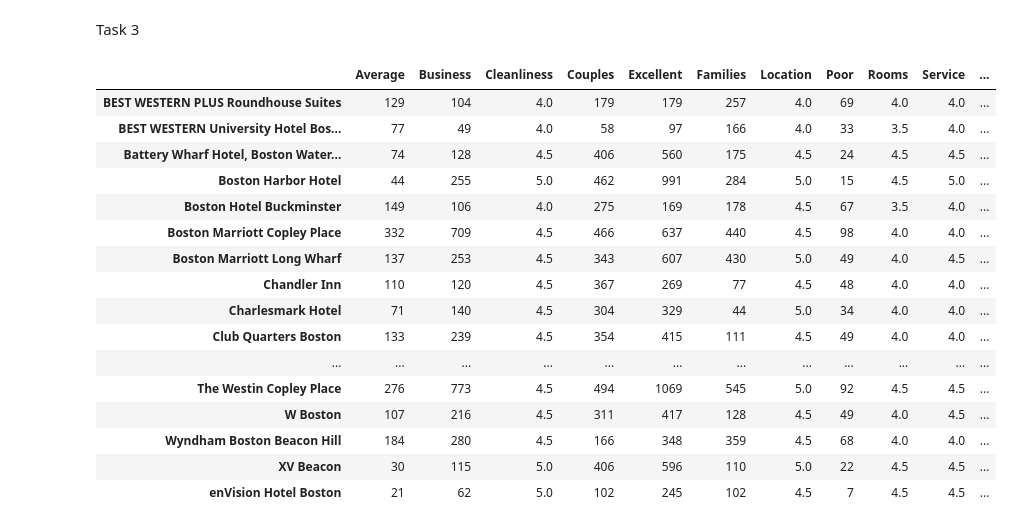
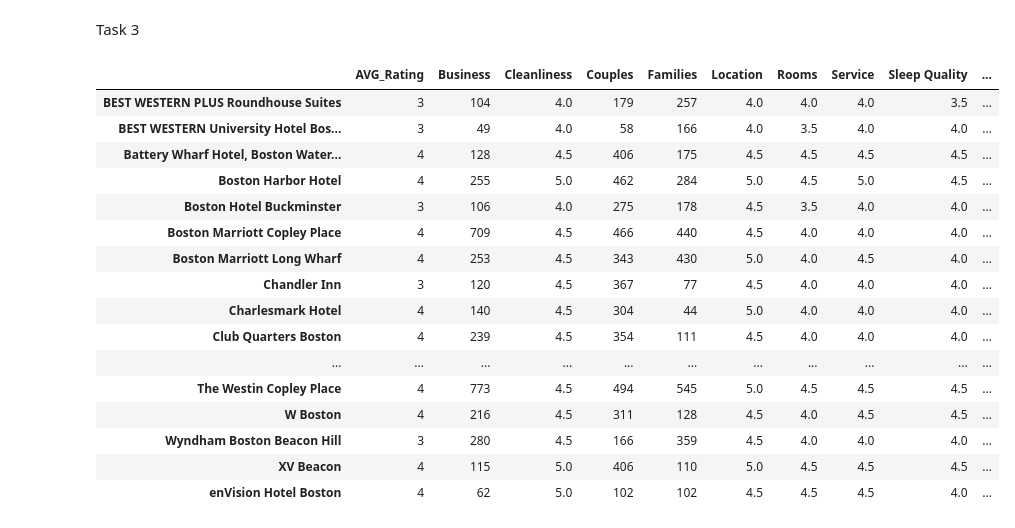
Before and after one commit to ggodinez/spring-2015-homeworks, a Jupyter notebook: submissions/Homework-5/5.Hotels.ipynb, the cells around one changed output. Saved outputs shown, nothing was run; the diff lists cells and outputs as text; code cells hidden in the pictures.

```diff
--- a/submissions/Homework-5/5.Hotels.ipynb
+++ b/submissions/Homework-5/5.Hotels.ipynb
@@ -1032,29 +1032,47 @@ h2_dict = {u'BEST WESTERN PLUS Roundhouse Suites': {'Average': 129,
   'Very good': 82}}
 # %% [markdown]
 Task 3
-# %%
-from sklearn.linear_model import LinearRegression
-lm = LinearRegression()
-
-for key in
-
-hotels_df = pd.DataFrame(h2_dict).transpose()
-hotels_df
-# %% [output]
-|  | Average | Business | Cleanliness | Couples | Excellent | Families | Location | Poor | Rooms | Service | ... |
-| BEST WESTERN PLUS Roundhouse Suites | 129 | 104 | 4.0 | 179 | 179 | 257 | 4.0 | 69 | 4.0 | 4.0 | ... |
-| BEST WESTERN University Hotel Bos... | 77 | 49 | 4.0 | 58 | 97 | 166 | 4.0 | 33 | 3.5 | 4.0 | ... |
-| Battery Wharf Hotel, Boston Water... | 74 | 128 | 4.5 | 406 | 560 | 175 | 4.5 | 24 | 4.5 | 4.5 | ... |
-| Boston Harbor Hotel | 44 | 255 | 5.0 | 462 | 991 | 284 | 5.0 | 15 | 4.5 | 5.0 | ... |
-| Boston Hotel Buckminster | 149 | 106 | 4.0 | 275 | 169 | 178 | 4.5 | 67 | 3.5 | 4.0 | ... |
-| Boston Marriott Copley Place | 332 | 709 | 4.5 | 466 | 637 | 440 | 4.5 | 98 | 4.0 | 4.0 | ... |
-| Boston Marriott Long Wharf | 137 | 253 | 4.5 | 343 | 607 | 430 | 5.0 | 49 | 4.0 | 4.5 | ... |
-| Chandler Inn | 110 | 120 | 4.5 | 367 | 269 | 77 | 4.5 | 48 | 4.0 | 4.0 | ... |
-| Charlesmark Hotel | 71 | 140 | 4.5 | 304 | 329 | 44 | 5.0 | 34 | 4.0 | 4.0 | ... |
-| Club Quarters Boston | 133 | 239 | 4.5 | 354 | 415 | 111 | 4.5 | 49 | 4.0 | 4.0 | ... |
-| ... | ... | ... | ... | ... | ... | ... | ... | ... | ... | ... | ... |
-| The Westin Copley Place | 276 | 773 | 4.5 | 494 | 1069 | 545 | 5.0 | 92 | 4.5 | 4.5 | ... |
-| W Boston | 107 | 216 | 4.5 | 311 | 417 | 128 | 4.5 | 49 | 4.0 | 4.5 | ... |
-| Wyndham Boston Beacon Hill | 184 | 280 | 4.5 | 166 | 348 | 359 | 4.5 | 68 | 4.0 | 4.0 | ... |
-| XV Beacon | 30 | 115 | 5.0 | 406 | 596 | 110 | 5.0 | 22 | 4.5 | 4.5 | ... |
-| enVision Hotel Boston | 21 | 62 | 5.0 | 102 | 245 | 102 | 4.5 | 7 | 4.5 | 4.5 | ... |
+# %%
+from sklearn.linear_model import LinearRegression
+
+#Creates a new Linear Regression model
+lm = LinearRegression()
+
+#Calculates average rating for each hotel
+for hotel in h2_dict:
+    for keys in hotel:
+        avg_rating = (h2_dict[hotel]['Terrible']*1)+ (h2_dict[hotel]['Poor']*2)+(h2_dict[hotel]['Average']*3)+(h2_dict[hotel]['Very good']*4)+(h2_dict[hotel]['Excellent']*5)
+        total = (h2_dict[hotel]['Terrible'])+ (h2_dict[hotel]['Poor'])+(h2_dict[hotel]['Average'])+(h2_dict[hotel]['Very good'])+(h2_dict[hotel]['Excellent'])
+        h2_dict[hotel]['Total Reviews'] = total
+        h2_dict[hotel]['AVG_Rating'] = (avg_rating/total)
+
+
+#Creates the data frame
+hotels_df = pd.DataFrame(h2_dict).transpose()
+
+#Drops the ratings columns
+hotels_df = hotels_df.drop('Terrible',1)
+hotels_df = hotels_df.drop('Poor',1)
+hotels_df = hotels_df.drop('Average',1)
+hotels_df = hotels_df.drop('Very good',1)
+hotels_df = hotels_df.drop('Excellent',1)
+
+hotels_df
+# %% [output]
+|  | AVG_Rating | Business | Cleanliness | Couples | Families | Location | Rooms | Service | Sleep Quality | ... |
+| BEST WESTERN PLUS Roundhouse Suites | 3 | 104 | 4.0 | 179 | 257 | 4.0 | 4.0 | 4.0 | 3.5 | ... |
+| BEST WESTERN University Hotel Bos... | 3 | 49 | 4.0 | 58 | 166 | 4.0 | 3.5 | 4.0 | 4.0 | ... |
+| Battery Wharf Hotel, Boston Water... | 4 | 128 | 4.5 | 406 | 175 | 4.5 | 4.5 | 4.5 | 4.5 | ... |
+| Boston Harbor Hotel | 4 | 255 | 5.0 | 462 | 284 | 5.0 | 4.5 | 5.0 | 4.5 | ... |
+| Boston Hotel Buckminster | 3 | 106 | 4.0 | 275 | 178 | 4.5 | 3.5 | 4.0 | 4.0 | ... |
+| Boston Marriott Copley Place | 4 | 709 | 4.5 | 466 | 440 | 4.5 | 4.0 | 4.0 | 4.0 | ... |
+| Boston Marriott Long Wharf | 4 | 253 | 4.5 | 343 | 430 | 5.0 | 4.0 | 4.5 | 4.0 | ... |
+| Chandler Inn | 3 | 120 | 4.5 | 367 | 77 | 4.5 | 4.0 | 4.0 | 4.0 | ... |
+| Charlesmark Hotel | 4 | 140 | 4.5 | 304 | 44 | 5.0 | 4.0 | 4.0 | 4.0 | ... |
+| Club Quarters Boston | 4 | 239 | 4.5 | 354 | 111 | 4.5 | 4.0 | 4.0 | 4.0 | ... |
+| ... | ... | ... | ... | ... | ... | ... | ... | ... | ... | ... |
+| The Westin Copley Place | 4 | 773 | 4.5 | 494 | 545 | 5.0 | 4.5 | 4.5 | 4.5 | ... |
+| W Boston | 4 | 216 | 4.5 | 311 | 128 | 4.5 | 4.0 | 4.5 | 4.5 | ... |
+| Wyndham Boston Beacon Hill | 3 | 280 | 4.5 | 166 | 359 | 4.5 | 4.0 | 4.0 | 4.0 | ... |
+| XV Beacon | 4 | 115 | 5.0 | 406 | 110 | 5.0 | 4.5 | 4.5 | 4.5 | ... |
+| enVision Hotel Boston | 4 | 62 | 5.0 | 102 | 102 | 4.5 | 4.5 | 4.5 | 4.0 | ... |
```
Also changed, not shown: parts of 1 cell of this notebook, 1 other file.
